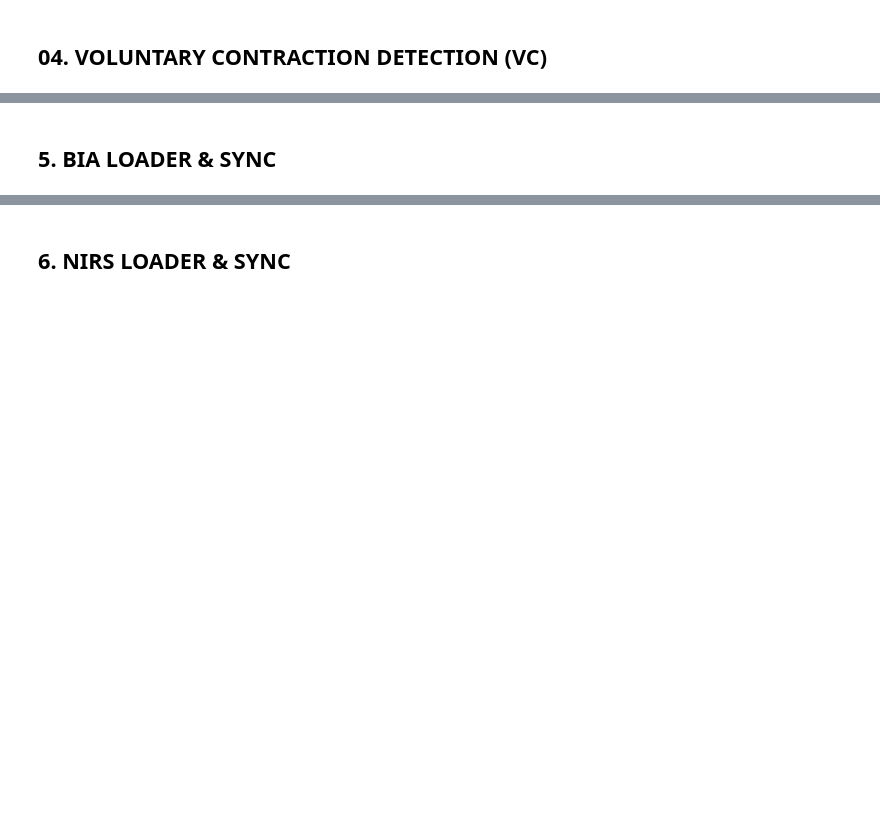
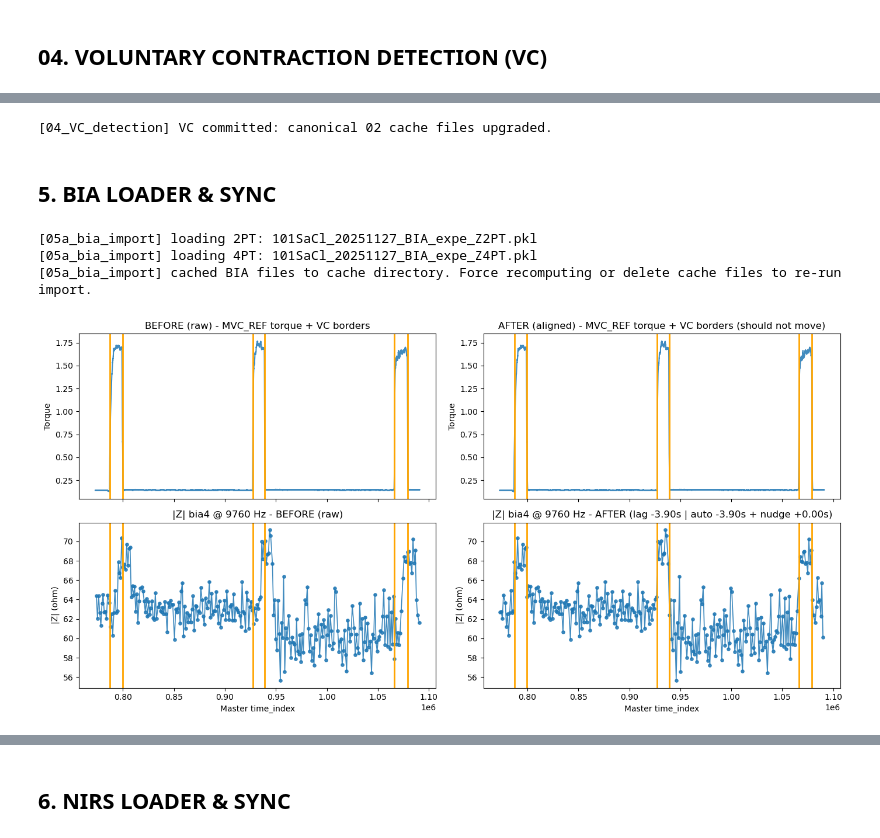
Before and after one commit to MorganVir/AMSTROM_CAMPAIGN, a Jupyter notebook: main.ipynb, the cells around one changed output, grey strips where cells are left out. Drawn from its saved outputs; the diff is of its cells as text; code cells hidden in the pictures; blank space fills up the shorter version.

```diff
--- a/main.ipynb
+++ b/main.ipynb
@@ -289,2 +210,20 @@ print("[OK] 04 VC committed.")
+# %%
+# 04b - VC COMMIT (upgrade canonical 02 files)
+
+paths = CTX["parquet_path"]  # get paths from CTX (set in 02_emg_import)
+
+for key in ["CACHE_MASTER", "CACHE_EMG", "CACHE_TORQUE"]:
+    assert key in paths, f"Missing parquet path in CTX: {key}"
+
+for col in ["VC", "VC_count"]:
+    assert col in master_index_grid.columns, f"master_index_grid missing '{col}'"
+
+master_index_grid.to_parquet(paths["CACHE_MASTER"], index=False)
+emg_compact_df.to_parquet(paths["CACHE_EMG"], index=False)
+torque_compact_df.to_parquet(paths["CACHE_TORQUE"], index=False)
+
+print("[04_VC_detection] VC committed: canonical 02 cache files upgraded.")
+# %% [output]
+[04_VC_detection] VC committed: canonical 02 cache files upgraded.
 # %% [markdown]
 ## 5. BIA LOADER & SYNC
@@ -389,0 +230,53 @@ _ = gc.collect()
+# %%
+# 05a - BIA IMPORT
+
+from sources import _05a_bia_import
+import importlib
+importlib.reload(_05a_bia_import)
+
+
+bia2_compact_df, bia4_compact_df, bia2_freqs_hz, bia4_freqs_hz = (
+    _05a_bia_import.run_bia_import(
+        ctx=CTX,
+        raw_bia_dir=RAW_BIA_DIR,
+        ts_ref=ts_ref,
+        force_recompute=False,
+    )
+)
+
+CTX["bia2_compact_df"] = bia2_compact_df
+CTX["bia4_compact_df"] = bia4_compact_df
+CTX["bia2_freqs_hz"] = bia2_freqs_hz
+CTX["bia4_freqs_hz"] = bia4_freqs_hz
+# %% [output]
+[05a_bia_import] loading 2PT: 101SaCl_20251127_BIA_expe_Z2PT.pkl
+[05a_bia_import] loading 4PT: 101SaCl_20251127_BIA_expe_Z4PT.pkl
+[05a_bia_import] cached BIA files to cache directory. Force recomputing or delete cache files to re-run import.
+# %%
+# 05b. BIA SYNC - TUNE (function-based)
+
+# knobs - EDIT THOSE AND RERUN CELL UNTIL SYNC LOOKS GOOD
+
+BIA_SYNC_LAG_MIN_S  = -5
+BIA_SYNC_LAG_MAX_S  = 5
+BIA_SYNC_MANUAL_NUDGE_S = -0
+
+# reload
+import importlib
+import sources._05b_bia_sync as bia_sync_mod
+importlib.reload(bia_sync_mod)
+
+bia2_compact_aligned_df, bia4_compact_aligned_df, bia_sync_qc_fig_out = bia_sync_mod.run_bia_sync(
+    ctx=CTX,
+    lag_min_s=BIA_SYNC_LAG_MIN_S,
+    lag_max_s=BIA_SYNC_LAG_MAX_S,
+    manual_nudge_s=BIA_SYNC_MANUAL_NUDGE_S,
+    torque_col=CTX.get("TORQUE_COL", "torque_raw"),
+    force_recompute=False,
+)
+
+# ctx for downstream
+CTX["bia2_compact_aligned_df"] = bia2_compact_aligned_df
+CTX["bia4_compact_aligned_df"] = bia4_compact_aligned_df
+# %% [output]
+[figure, added]
```
Also changed, not shown: parts of 29 cells of this notebook, 24 other files.
